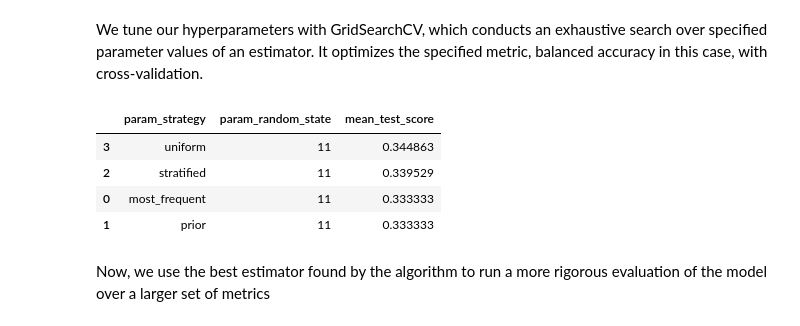
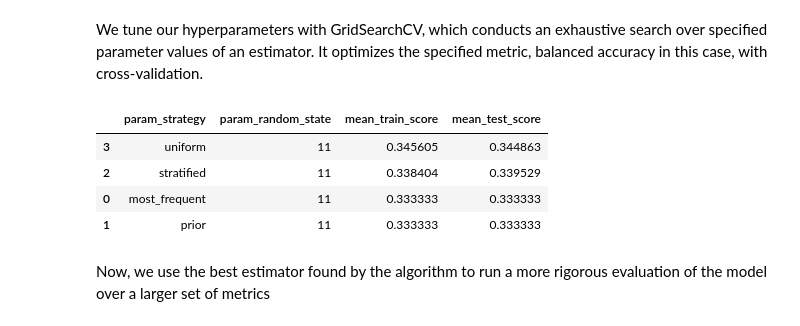
Before and after one commit to curlypetrol/capstone-fuse.ai, a Jupyter notebook: notebooks/1.0-joselierfajardo-dummy_classifier.ipynb, the cells around one changed output. Cells and saved outputs as stored; diff of their text form; code cells hidden in the pictures.

Commit message:
Added train metrics to gridsearch results

```diff
--- a/notebooks/1.0-joselierfajardo-dummy_classifier.ipynb
+++ b/notebooks/1.0-joselierfajardo-dummy_classifier.ipynb
@@ -105,7 +105,7 @@ params = {
 # %%
 # Execute Grid Search
 grid_search = GridSearchCV(estimator=DummyClassifier(), param_grid=params, scoring=metrics["balanced_accuracy"],\
-    cv = KFold(n_splits=3, shuffle=True, random_state=RANDOM_STATE))
+    cv = KFold(n_splits=3, shuffle=True, random_state=RANDOM_STATE), return_train_score=True)
 grid_search.fit(X_train_scaled, y_train)
 
 # Save results in dataframe for visualization
@@ -113,16 +113,17 @@ grid_df = pd.DataFrame(grid_search.cv_results_)
 # %%
 # Results are given such that each row corresponds to grid search iteration.
 # Here we extract only the columns that contain the parameters used for the iteration
 # and the mean test score.
 sum_cols = [f"param_{param}" for param in list(params.keys())]
+sum_cols.append('mean_train_score')
 sum_cols.append('mean_test_score')
 grid_df[sum_cols].sort_values(by="mean_test_score", ascending=False)
 # %% [output]
-|  | param_strategy | param_random_state | mean_test_score |
-| 3 | uniform | 11 | 0.344863 |
-| 2 | stratified | 11 | 0.339529 |
-| 0 | most_frequent | 11 | 0.333333 |
-| 1 | prior | 11 | 0.333333 |
+|  | param_strategy | param_random_state | mean_train_score | mean_test_score |
+| 3 | uniform | 11 | 0.345605 | 0.344863 |
+| 2 | stratified | 11 | 0.338404 | 0.339529 |
+| 0 | most_frequent | 11 | 0.333333 | 0.333333 |
+| 1 | prior | 11 | 0.333333 | 0.333333 |
 # %% [markdown]
 Now, we use the best estimator found by the algorithm to run a more rigorous evaluation of the model over a larger set of metrics
 # %%
```
Also changed, not shown: 2 other files.
